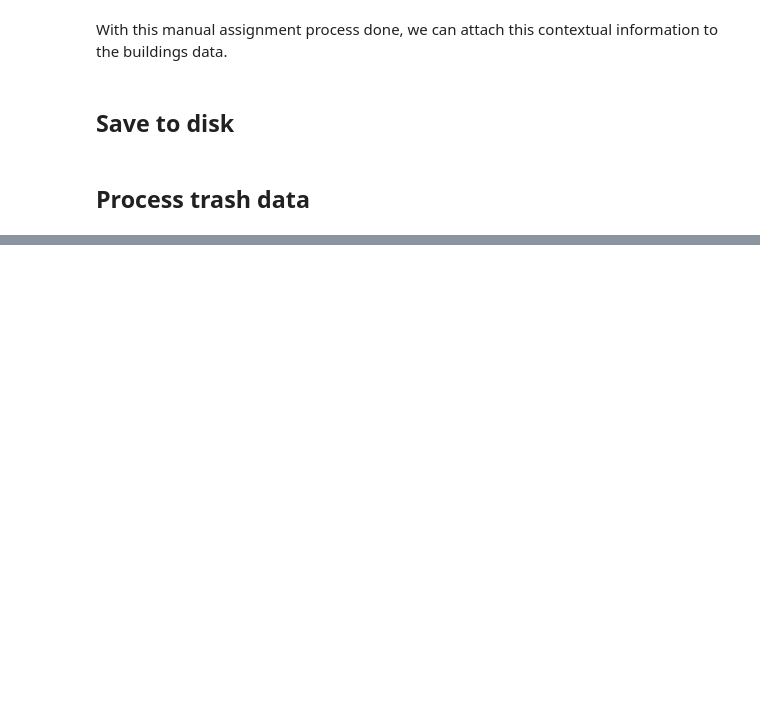
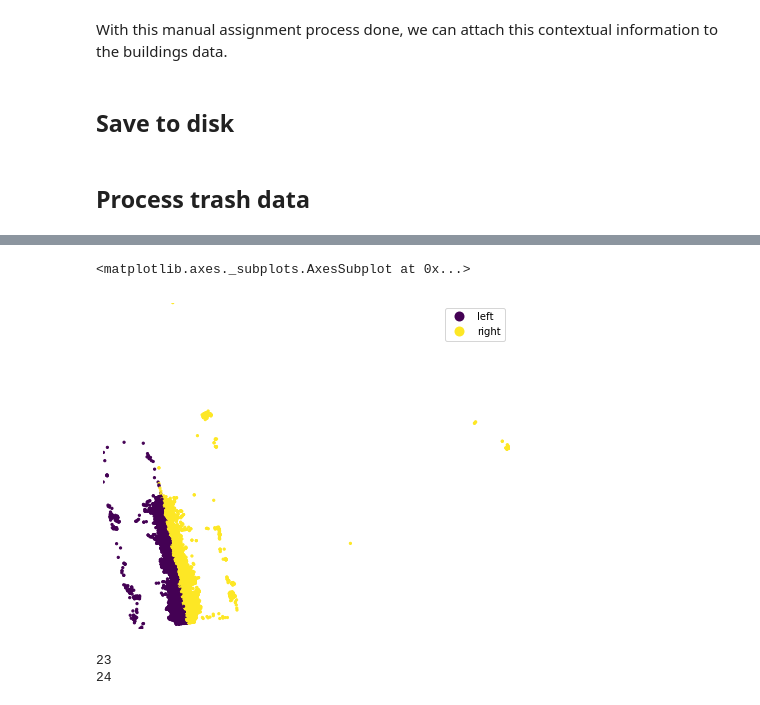
Before and after one commit to ResidentMario/trash-talk, a Jupyter notebook: notebooks/analysis/01 Data Processing.ipynb, the cells around one changed output, grey strips where cells are left out. Saved outputs shown, nothing was run; the diff lists cells and outputs as text; code cells hidden in the pictures; blank space fills up the shorter version.

```diff
--- a/notebooks/analysis/01 Data Processing.ipynb
+++ b/notebooks/analysis/01 Data Processing.ipynb
@@ -684,2 +687,27 @@ Wall time: 5.03 s
+# %%
+A = Point(frontages_of_interest.total_bounds[[0, 3]])
+B = Point(frontages_of_interest.total_bounds[[2, 1]])
+
+def lr(p):
+    return 'right' if (B.x - A.x) * (p.y - A.y) - (B.y - A.y) * (p.x - A.x) > 0 else 'left'
+
+trash = trash.assign(side=trash.geometry.map(lr))
+# %%
+import geoplot as gplt
+gplt.pointplot(trash, hue='side', legend=True)
+# %% [output]
+<matplotlib.axes._subplots.AxesSubplot at 0x...>
+[figure, added]
+# %%
+right_blocks = blocks_of_interest.iloc[[0, 1, 5, 6]]
+left_blocks = blocks_of_interest.iloc[[2, 3, 4, 7]]
+
+left_frontages = frontages_of_interest.query("block_id in @left_blocks.block_id")
+right_frontages = frontages_of_interest.query("block_id in @right_blocks.block_id")
+print(len(left_frontages))
+print(len(right_frontages))
+# %% [output]
+23
+24
 # %%
 import streetmapper as sm
```
Also changed, not shown: parts of 11 cells of this notebook, 6 other files.
